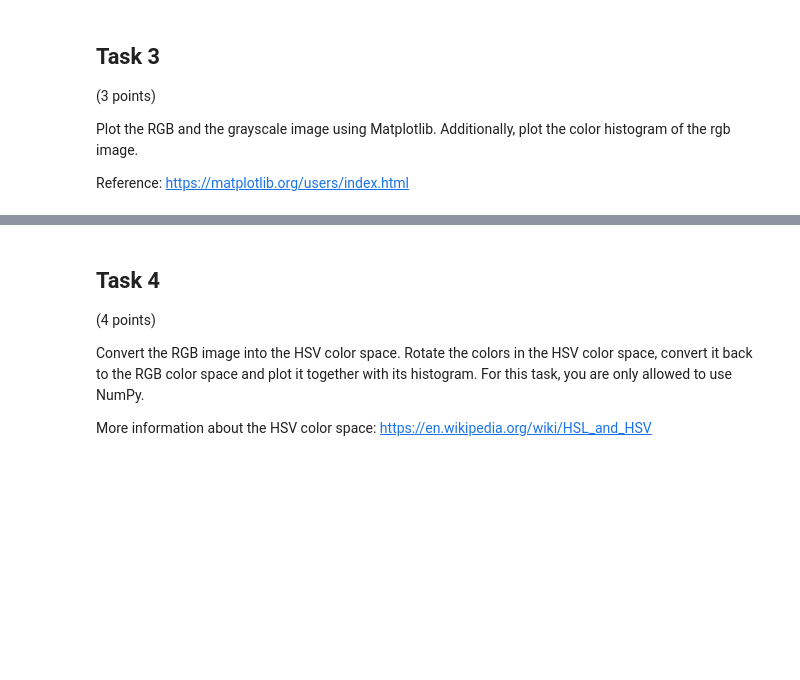
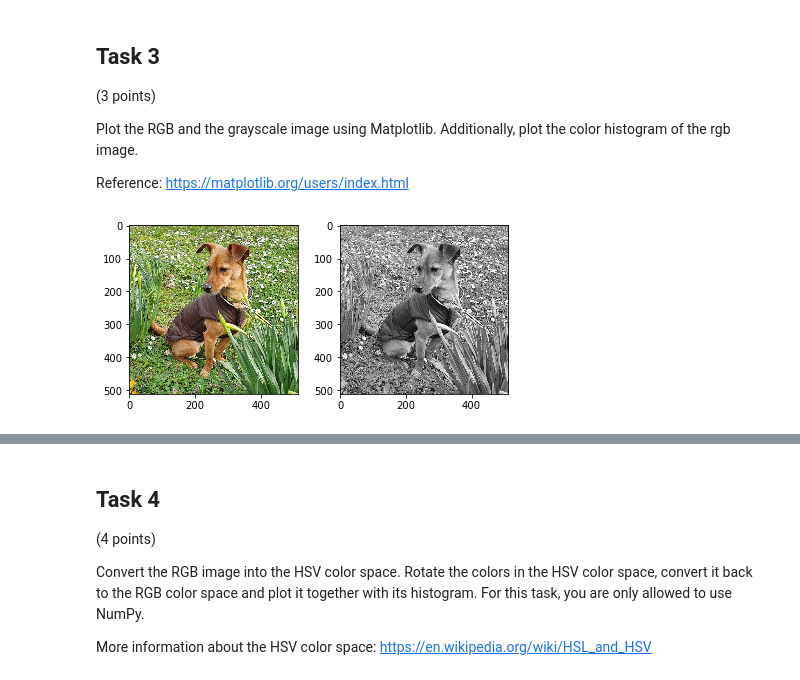
Before and after one commit to sweber31/3dcv-students, a Jupyter notebook: 1.0-tl-scientific-python.ipynb, the cells around one changed output, grey strips where cells are left out. Saved outputs shown, nothing was run; the diff lists cells and outputs as text; code cells hidden in the pictures; blank space fills up the shorter version.

```diff
--- a/1.0-tl-scientific-python.ipynb
+++ b/1.0-tl-scientific-python.ipynb
@@ -95,10 +118,11 @@ Therefore, use the scikit-image modules skimage.io and skimage.color.
 
 Reference: https://scikit-image.org/docs/dev/api/api.html
 # %%
-# TODO: Load the image ./data/pepo.jpg
-image =
+# Load the image ./data/pepo.jpg
+image_pepo = skimage.io.imread("./data/pepo.jpg")
 
-# TODO: Convert the image to grayscale
+# Convert the image to grayscale
+image_pepo_gray = skimage.color.rgb2gray(image_pepo)
 
-
-# TODO: Save the grayscale image to ./data/pepo_gray.jpg
+# Save the grayscale image to ./data/pepo_gray.jpg
+skimage.io.imsave("./data/pepo_gray.jpg", image_pepo_gray)
@@ -110,8 +136,16 @@ Plot the RGB and the grayscale image using Matplotlib. Additionally, plot the co
 
 Reference: https://matplotlib.org/users/index.html
 # %%
-# TODO: Use Matplotlib to show the RGB and the grayscale image side by side.
+# Use Matplotlib to show the RGB and the grayscale image side by side.
 # Make sure that the gray image is displayed in gray.
+plt.figure()
+plt.subplot(121)
+skimage.io.imshow(image_pepo)
+plt.subplot(122)
+skimage.io.imshow(image_pepo_gray)
+plt.show()
+# %% [output]
+[figure, added]
 # %%
 def plot_color_histogram(image):
     '''
```
Also changed, not shown: parts of 7 cells of this notebook, 1 other file.
